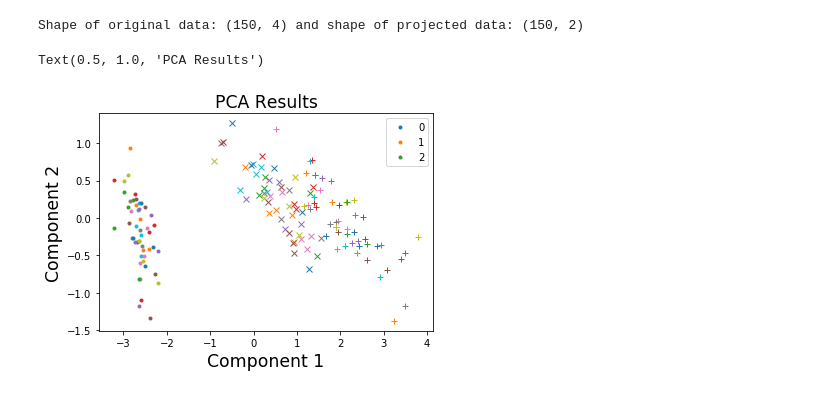
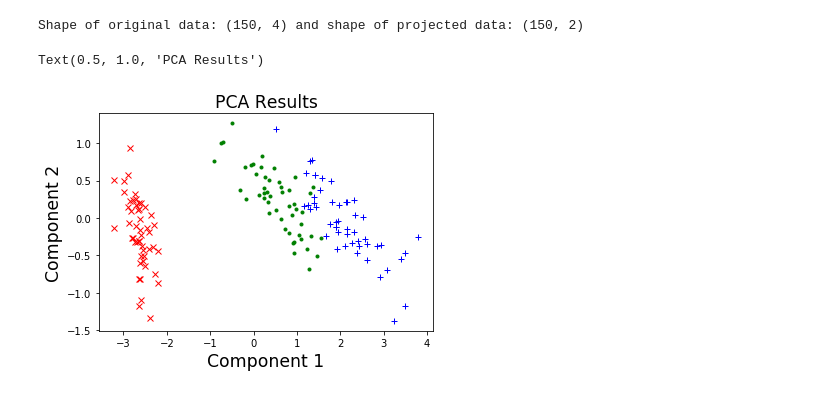
Before and after one commit to shuheng-cao/Machine-Learning-Basic, a Jupyter notebook: Probabilistic-Model/PCA/Principal Component Analysis.ipynb, the cells around one changed output. Drawn from its saved outputs; the diff is of its cells as text; code cells hidden in the pictures.

```diff
--- a/Probabilistic-Model/PCA/Principal Component Analysis.ipynb
+++ b/Probabilistic-Model/PCA/Principal Component Analysis.ipynb
@@ -153,16 +153,16 @@ print(f"Shape of original data: {x.shape} and shape of projected data: {x_projec
 # %% [output]
 Shape of original data: (150, 4) and shape of projected data: (150, 2)
 # %%
-markers = ['.', 'x', '+']
-coo
+markers = ['x', '.', '+']
+colors = ['r', 'g', 'b']
 for i, j in zip(x_projected, y):
     marker = markers[j]
-    plt.plot(i[0], i[1], marker)
+    color = colors[j]
+    plt.plot(i[0], i[1], marker=marker, color=color)
 
-plt.legend(('0', '1', '2'), loc='upper right')
 plt.xlabel("Component 1", fontsize = 'xx-large')
 plt.ylabel("Component 2", fontsize = 'xx-large')
 plt.title(f"PCA Results", fontsize = 'xx-large')
 # %% [output]
 Text(0.5, 1.0, 'PCA Results')
-[figure, old version]
+[figure, new version]
```
